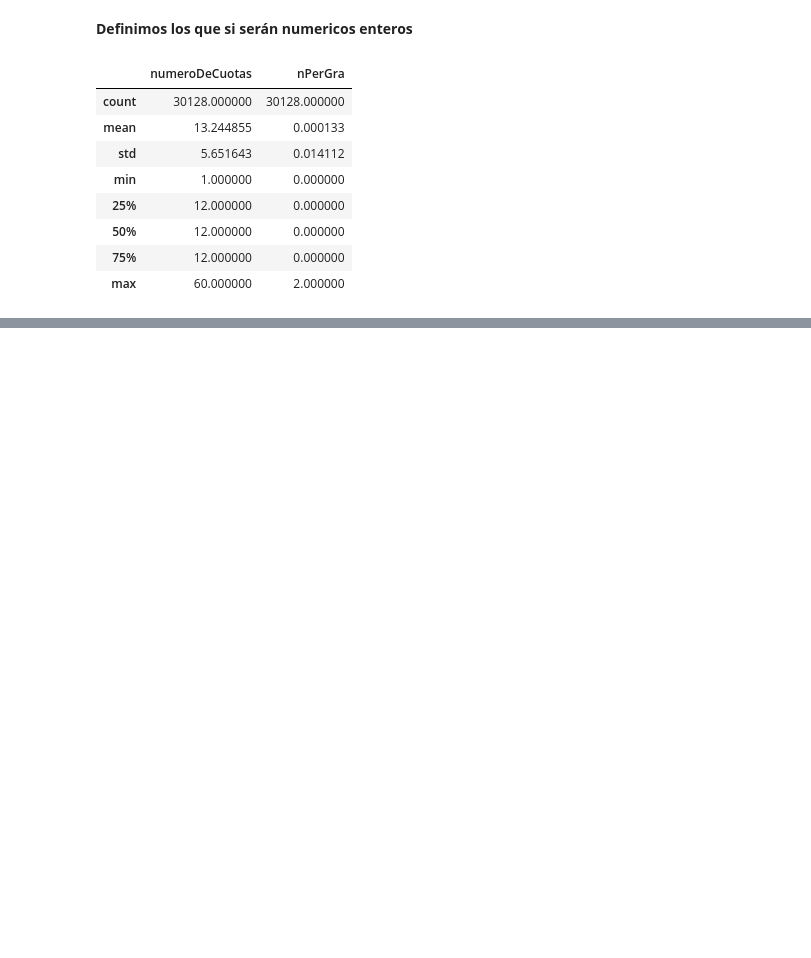
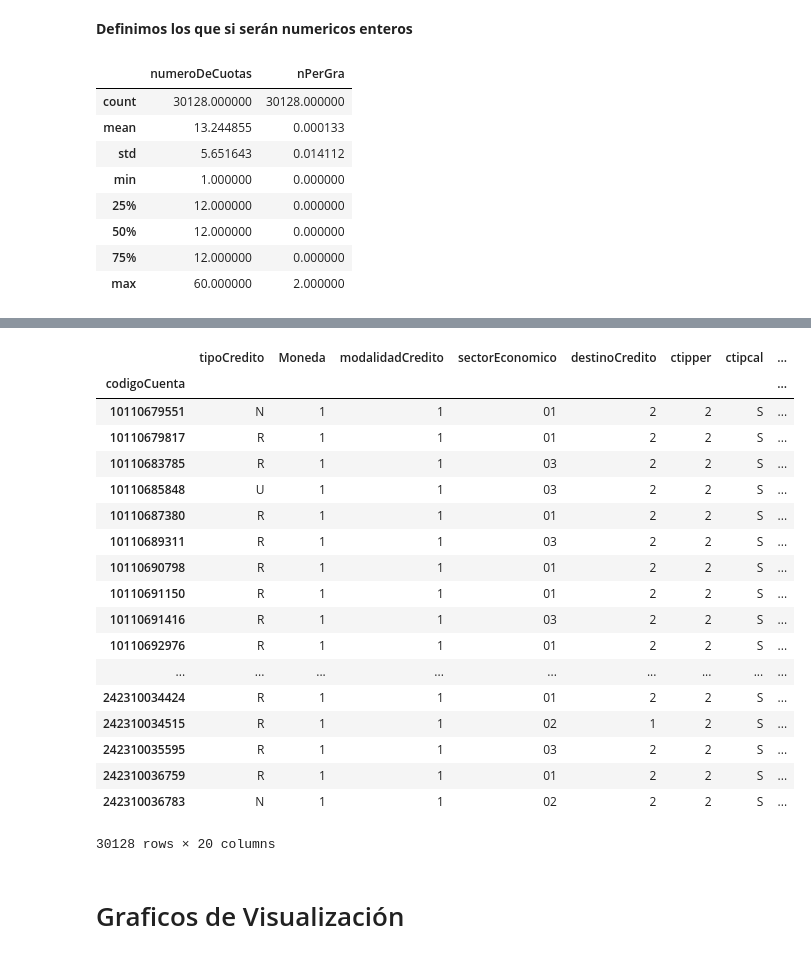
Before and after one commit to ohuarcaya/businessAnalytics, a Jupyter notebook: tg BI.ipynb, the cells around one changed output, grey strips where cells are left out. Drawn from its saved outputs; the diff is of its cells as text; code cells hidden in the pictures; blank space fills up the shorter version.

```diff
--- a/tg BI.ipynb
+++ b/tg BI.ipynb
@@ -161 +252,25 @@ df.describe(include=['object'])
+# %%
+df
+# %% [output]
+|  | tipoCredito | Moneda | modalidadCredito | sectorEconomico | destinoCredito | ctipper | ctipcal | ... |
+| codigoCuenta |  |  |  |  |  |  |  | ... |
+| 10110679551 | N | 1 | 1 | 01 | 2 | 2 | S | ... |
+| 10110679817 | R | 1 | 1 | 01 | 2 | 2 | S | ... |
+| 10110683785 | R | 1 | 1 | 03 | 2 | 2 | S | ... |
+| 10110685848 | U | 1 | 1 | 03 | 2 | 2 | S | ... |
+| 10110687380 | R | 1 | 1 | 01 | 2 | 2 | S | ... |
+| 10110689311 | R | 1 | 1 | 03 | 2 | 2 | S | ... |
+| 10110690798 | R | 1 | 1 | 01 | 2 | 2 | S | ... |
+| 10110691150 | R | 1 | 1 | 01 | 2 | 2 | S | ... |
+| 10110691416 | R | 1 | 1 | 03 | 2 | 2 | S | ... |
+| 10110692976 | R | 1 | 1 | 01 | 2 | 2 | S | ... |
+| ... | ... | ... | ... | ... | ... | ... | ... | ... |
+| 242310034424 | R | 1 | 1 | 01 | 2 | 2 | S | ... |
+| 242310034515 | R | 1 | 1 | 02 | 1 | 2 | S | ... |
+| 242310035595 | R | 1 | 1 | 03 | 2 | 2 | S | ... |
+| 242310036759 | R | 1 | 1 | 01 | 2 | 2 | S | ... |
+| 242310036783 | N | 1 | 1 | 02 | 2 | 2 | S | ... |
+30128 rows × 20 columns
+# %% [markdown]
+# Graficos de Visualización
 # %%
```
Also changed, not shown: parts of 34 cells of this notebook.
